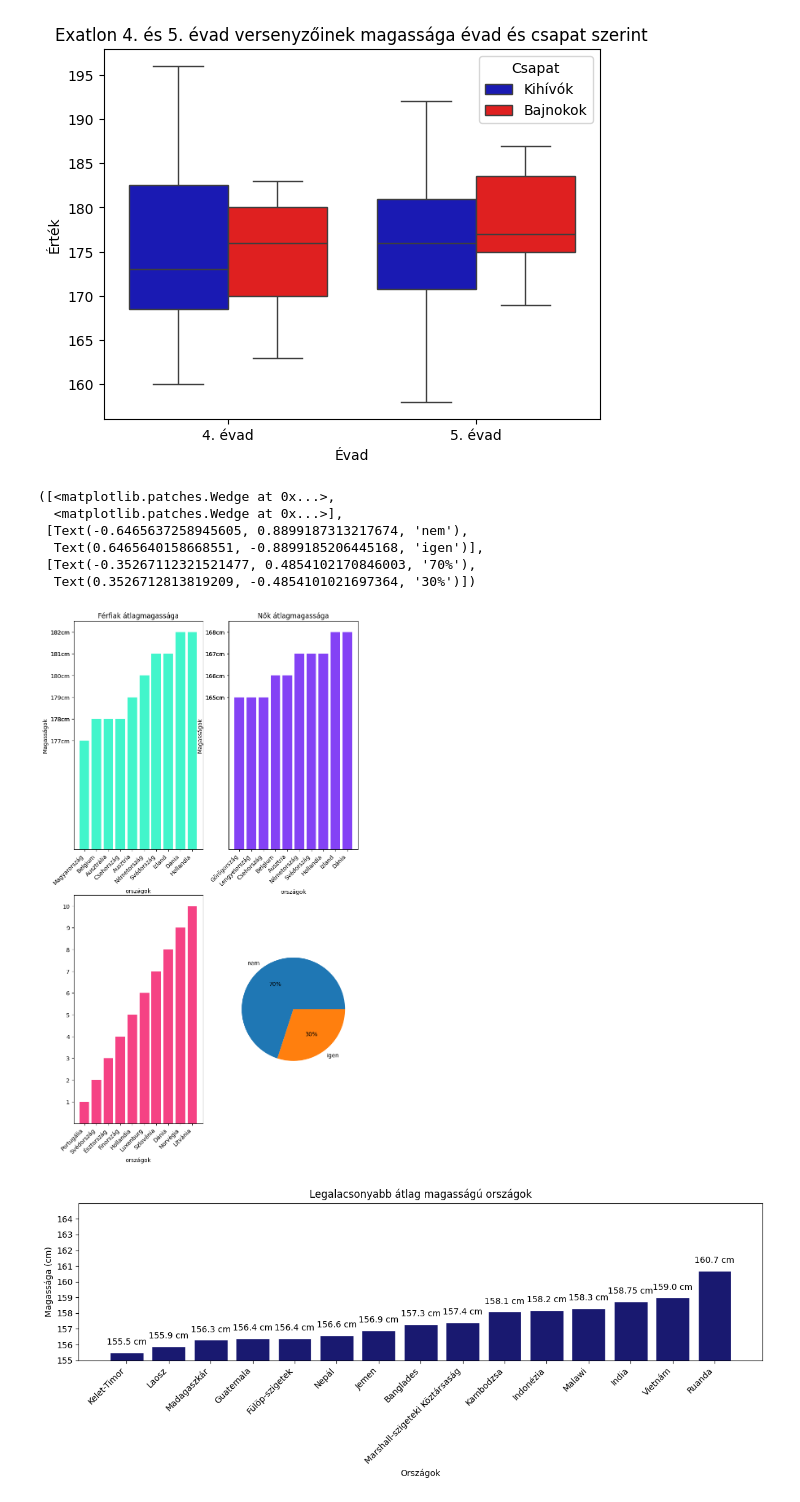
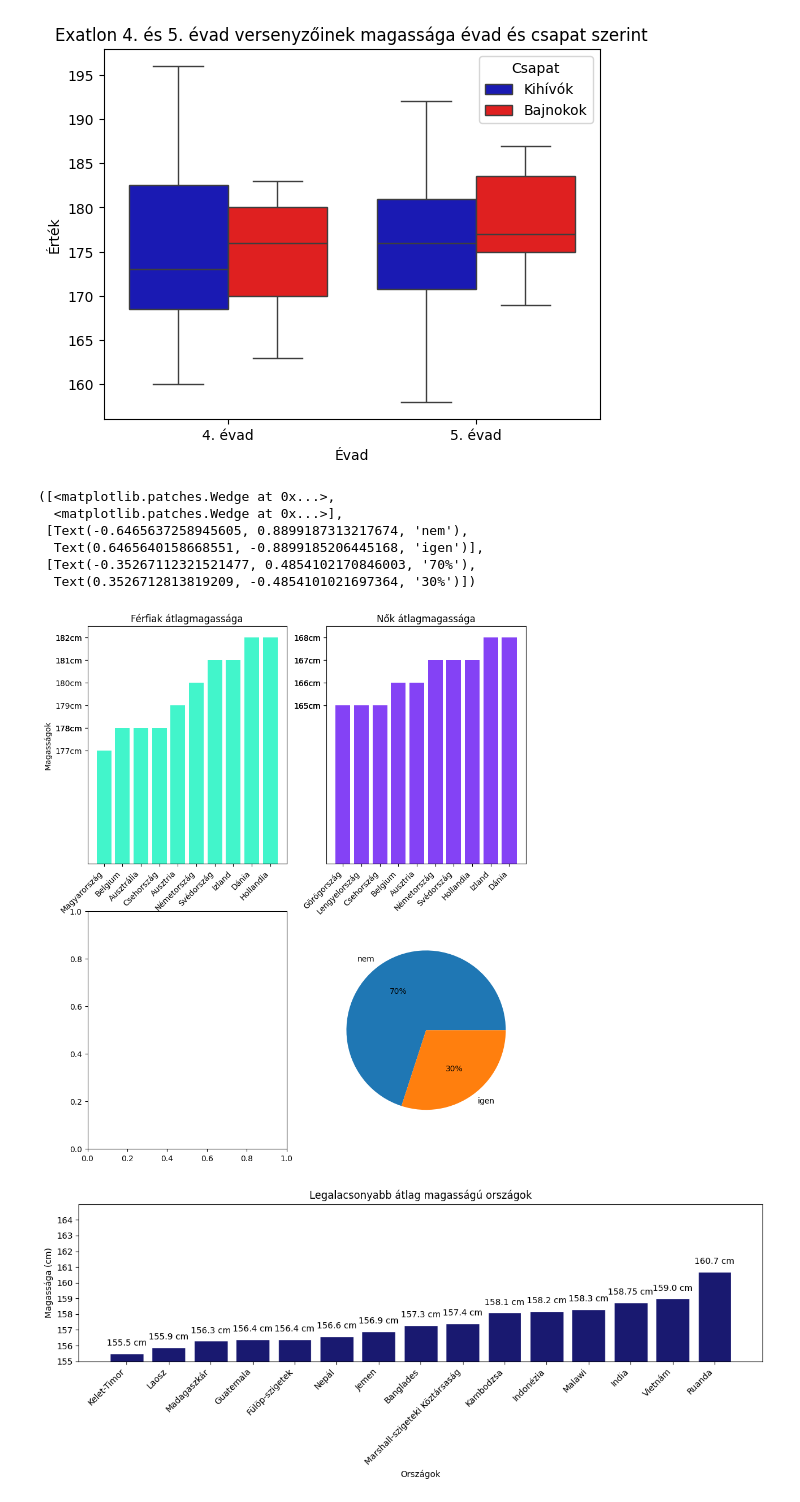
Before and after one commit to virag44/2026_matprog_projekt, a Jupyter notebook: Project.ipynb, the cells around one changed output. Cells and saved outputs as stored; diff of their text form; code cells hidden in the pictures.

```diff
--- a/Project.ipynb
+++ b/Project.ipynb
@@ -122,7 +122,7 @@ with open("Least-stressed.txt", "r") as file:
     y3.append(int(y_ertek))
 
 
-fig, axs = plt.subplots(2, 2, figsize=(9, 16))
+fig, axs = plt.subplots(2, 2, figsize=(10, 12))
 
 x = np.arange(len(y))
 
@@ -131,44 +131,36 @@ axs[0,0].set_xticks(x)
 axs[0,0].set_xticklabels(x_labels, rotation=45, ha='right')
 axs[0,0].set_yticks(y)
 axs[0,0].set_yticklabels(y_labels)
 axs[0,0].set_title("Férfiak átlagmagassága")
 axs[0,0].set_ylabel('Magasságok')
-axs[0,0].set_xlabel('országok')
+
 
 
 
 x2 = np.arange(len(y2))
 
 axs[0,1].bar(x, y2, color='#8442f5')
 axs[0,1].set_xticks(x)
 axs[0,1].set_xticklabels(x_labels2, rotation=45, ha='right')
 axs[0,1].set_yticks(y2)
 axs[0,1].set_yticklabels(y_labels2)
 axs[0,1].set_title("Nők átlagmagassága")
-axs[0,1].set_ylabel('Magasságok')
-axs[0,1].set_xlabel('országok')
 
-x3 = np.arange(len(y3))
 
-axs[1,0].bar(x, y3, color='#f54284')
-axs[1,0].set_xticks(x)
-axs[1,0].set_xticklabels(x_labels3, rotation=45, ha='right')
-axs[1,0].set_yticks(y3)
-axs[1,0].set_title('')
-axs[1,0].set_xlabel('országok')
+
 
 labels_k= ['nem', 'igen']
 sizes = [70,30 ]
 
 axs[1, 1].pie(sizes, labels=labels_k, autopct= '%1.0f%%')
 # %% [output]
 ([<matplotlib.patches.Wedge at 0x...>,
   <matplotlib.patches.Wedge at 0x...>],
  [Text(-0.6465637258945605, 0.8899187313217674, 'nem'),
   Text(0.6465640158668551, -0.8899185206445168, 'igen')],
  [Text(-0.35267112321521477, 0.4854102170846003, '70%'),
   Text(0.3526712813819209, -0.4854101021697364, '30%')])
-[figure, old version]
+[figure, new version]
 # %%
 countries = []
 heights = []
```
